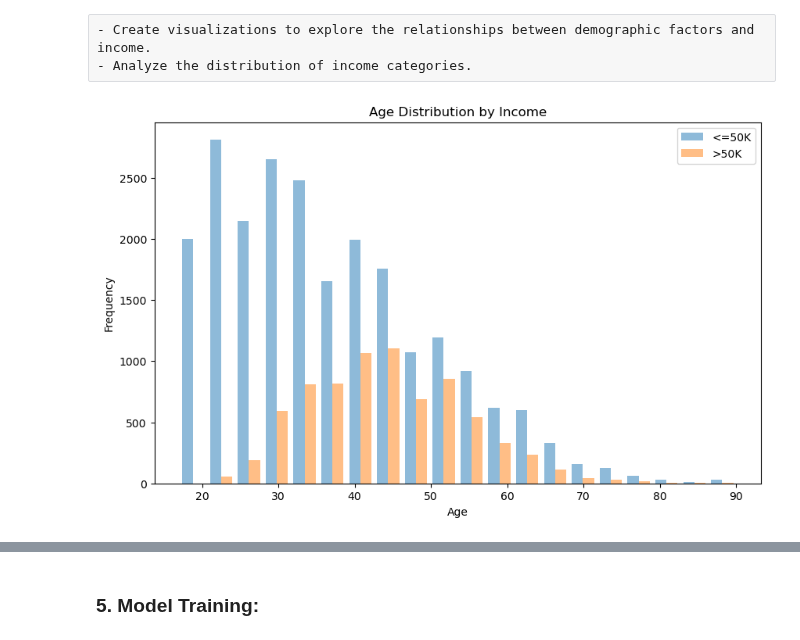
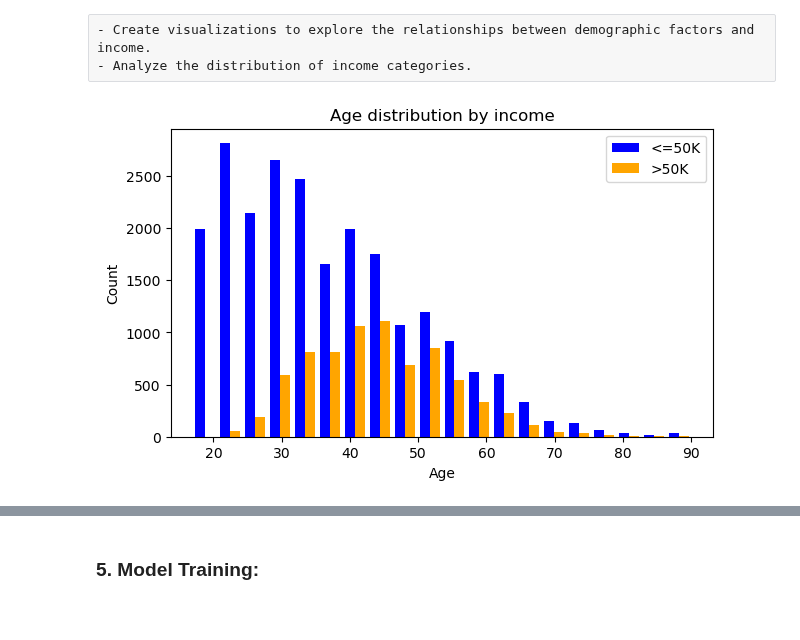
Before and after one commit to TJ-Abbing/Data-Science, a Jupyter notebook: OP-2/assignments/assignment-3/Assignment3.ipynb, the cells around one changed output, grey strips where cells are left out. Cells and saved outputs as stored; diff of their text form; code cells hidden in the pictures.

Commit message:
Fixed: histogram visualization.

```diff
--- a/OP-2/assignments/assignment-3/Assignment3.ipynb
+++ b/OP-2/assignments/assignment-3/Assignment3.ipynb
@@ -155,15 +155,16 @@ df.head()
 - Analyze the distribution of income categories.
 # %%
 # Explore age distribution by income.
-plt.figure(figsize=(10, 6))
-plt.hist([df[df['income'] == '<=50K']['age'], df[df['income'] == '>50K']['age']], bins=20, alpha=0.5, label=['<=50K', '>50K'])
+
+plt.figure(figsize=(7, 4))
+plt.hist([df[df['income'] == '<=50K']['age'], df[df['income'] == '>50K']['age']], bins=20, color=["blue", "orange"], label=['<=50K', '>50K'])
 plt.xlabel('Age')
-plt.ylabel('Frequency')
-plt.title('Age Distribution by Income')
+plt.ylabel('Count')
+plt.title('Age distribution by income')
 plt.legend()
 plt.show()
 # %% [output]
-[figure, old version]
+[figure, new version]
 # %%
 # Analyze the distribution of income categories.
 
```
Also changed, not shown: parts of 1 cell of this notebook.
